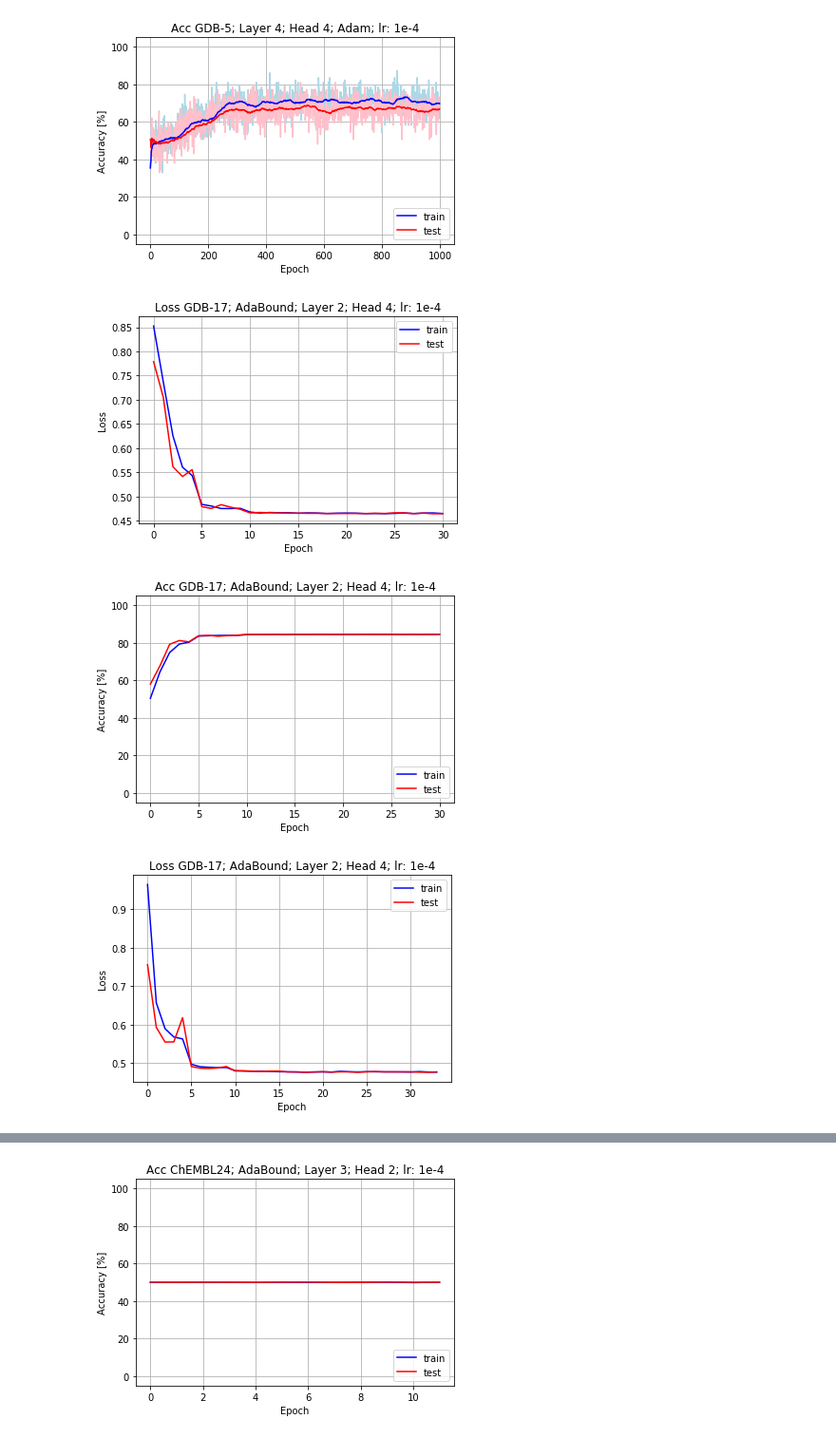
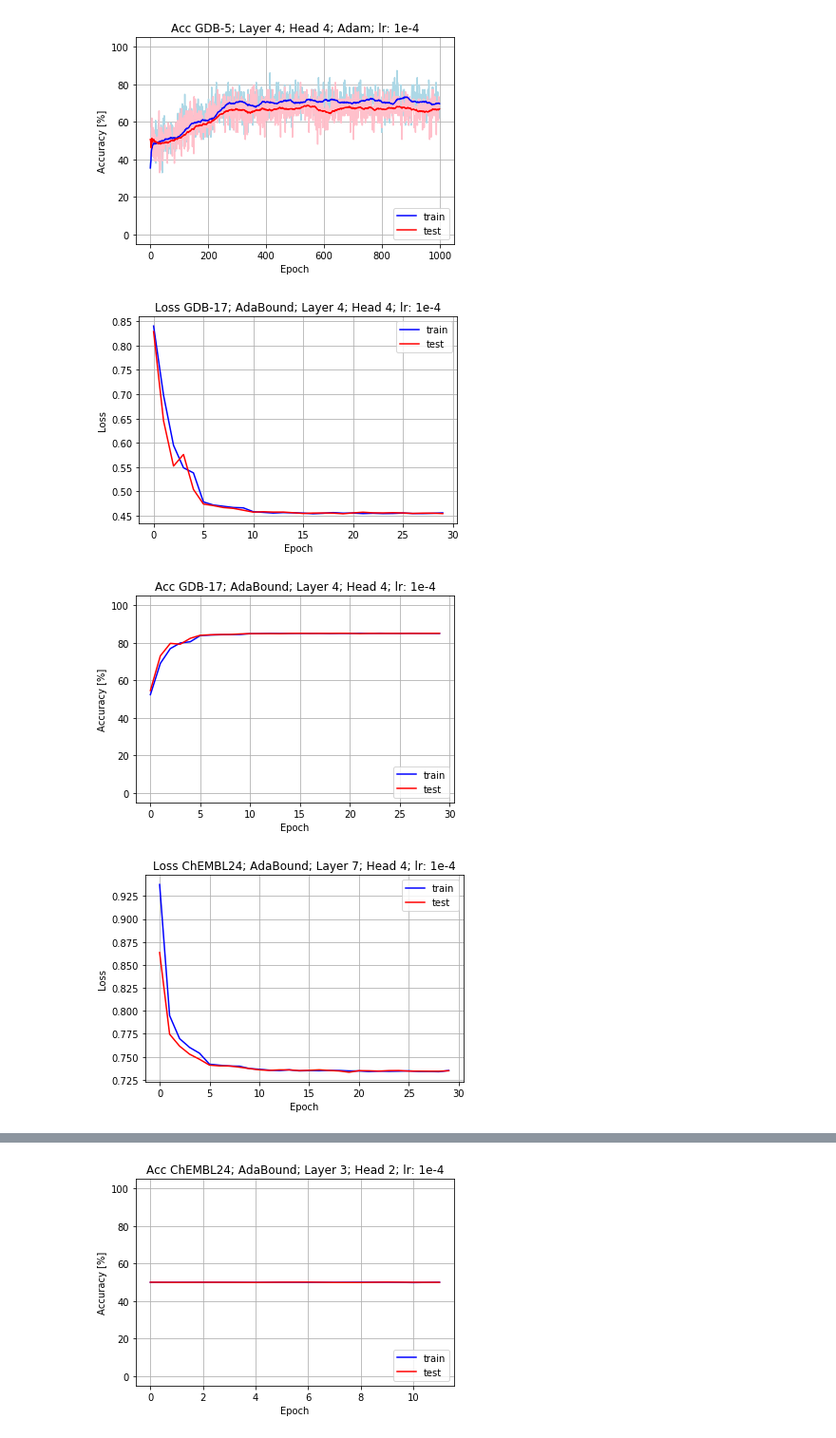
Before and after one commit to DSPsleeporg/smiles-transformer, a Jupyter notebook: smiles_transformer/Untitled.ipynb, the cells around one changed output, grey strips where cells are left out. Shown at 95% size. Cells and saved outputs as stored; diff of their text form; code cells hidden in the pictures.

```diff
--- a/smiles_transformer/Untitled.ipynb
+++ b/smiles_transformer/Untitled.ipynb
@@ -112,7 +112,7 @@ plot_acc('../result/log/GDB05.csv', 'Acc GDB-5; Layer 4; Head 4; Adam; lr: 1e-4'
 # %% [output]
 [figure]
 # %%
-df = pd.read_csv('../result/log/GDB17_256.csv')
+df = pd.read_csv('../result/log/GDB17_shuffle.csv')
 train = df['train_loss'].values
 test = df['test_loss'].values
 plt.plot(train, 'blue', label='train')
@@ -120,14 +120,14 @@ plt.plot(test, 'red', label='test')
 plt.legend(loc='upper right')
 plt.xlabel('Epoch')
 plt.ylabel('Loss')
-plt.title('Loss GDB-17; AdaBound; Layer 2; Head 4; lr: 1e-4')
+plt.title('Loss GDB-17; AdaBound; Layer 4; Head 4; lr: 1e-4')
 #plt.ylim([-0.15, 3.25])
 plt.grid()
 plt.show()
 # %% [output]
-[figure, old version]
+[figure, new version]
 # %%
-df = pd.read_csv('../result/log/GDB17_256.csv')
+df = pd.read_csv('../result/log/GDB17_shuffle.csv')
 train = df['train_acc'].values
 test = df['test_acc'].values
 
@@ -136,25 +136,25 @@ plt.plot(test, 'red', label='test')
 plt.legend(loc='lower right')
 plt.xlabel('Epoch')
 plt.ylabel('Accuracy [%]')
-plt.title('Acc GDB-17; AdaBound; Layer 2; Head 4; lr: 1e-4')
+plt.title('Acc GDB-17; AdaBound; Layer 4; Head 4; lr: 1e-4')
 plt.ylim([-5, 105])
 plt.grid()
 plt.show()
 # %% [output]
-[figure, old version]
+[figure, new version]
 # %%
-df = pd.read_csv('../result/log/GDB17_1024.csv')
+df = pd.read_csv('../result/log/chembl.csv')
 train = df['train_loss'].values
 test = df['test_loss'].values
 plt.plot(train, 'blue', label='train')
 plt.plot(test, 'red', label='test')
 plt.legend(loc='upper right')
 plt.xlabel('Epoch')
 plt.ylabel('Loss')
-plt.title('Loss GDB-17; AdaBound; Layer 2; Head 4; lr: 1e-4')
+plt.title('Loss ChEMBL24; AdaBound; Layer 7; Head 4; lr: 1e-4')
 #plt.ylim([-0.15, 3.25])
 plt.grid()
 plt.show()
 # %% [output]
-[figure, old version]
+[figure, new version]
 # %%
```
Also changed, not shown: parts of 1 cell of this notebook, 2 other files.
